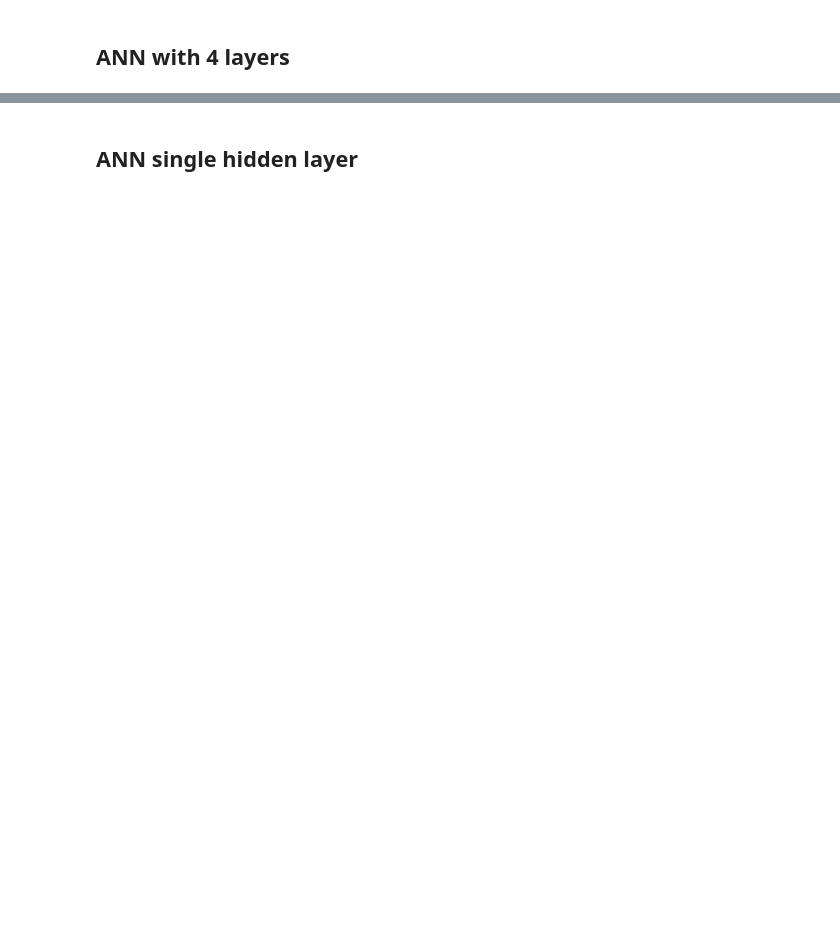
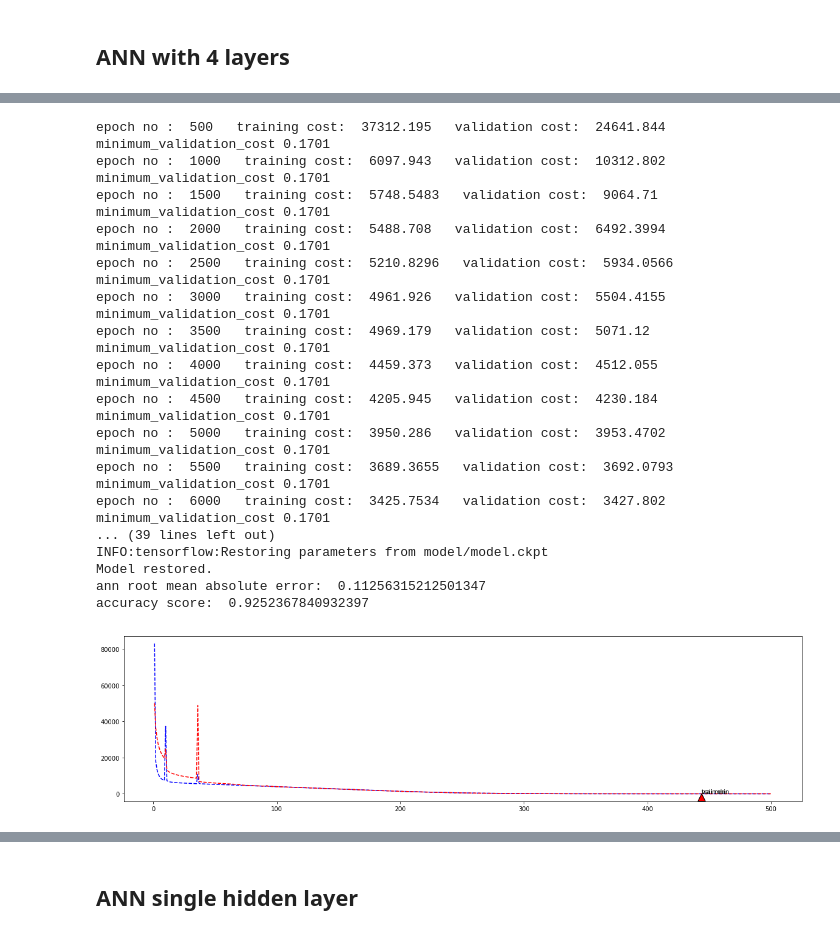
Before and after one commit to navidRashik/House-Prices-Advanced-Regression-Techniques, a Jupyter notebook: house_price.ipynb, the cells around one changed output, grey strips where cells are left out. Cells and saved outputs as stored; diff of their text form; code cells hidden in the pictures; blank space fills up the shorter version.

```diff
--- a/house_price.ipynb
+++ b/house_price.ipynb
@@ -1274,0 +1291,61 @@ accuracy score:  0.9267196201338063
+# %%
+learning_rate = 0.05
+num_steps = 25000
+#for regularize weight matrix
+beta1 = 0.1
+beta2 = 0.05
+beta3 = 0.00
+beta4 = 0.0
+
+hidden_1 = 256
+hidden_2 = 128
+hidden_3 = 16
+hidden_4 = 4
+
+
+minimum_validation_cost = 0.1701000
+#tf graph input
+X_tf = tf.placeholder("float" )
+y_tf = tf.placeholder("float" )
+
+weight_bais()
+miscellaneous_initialization()
+train_LC = []
+val_LC = []
+training_block(X_train,y_train, X_test,y_test)
+prediction = Prediction_block(X_test)
+
+test_rmse_score, test_r2_score = accuracy(y_test,prediction)
+
+print('ann root mean absolute error: ', test_rmse_score)
+print('accuracy score: ', test_r2_score  )
+learning_curve()
+
+
+
+pred_str = 'ANN_lr'+str(learning_rate)+'_beta'+str(beta1)+'-'+str(beta2)+'-'+str(beta3)+'-'+str(beta4)+'_hidden'+str(hidden_1)+'-'+str(hidden_2)+'-'+str(hidden_3)+'-'+str(hidden_4)
+prediction_dict[pred_str] = prediction
+# Data Save
+if save_score:
+    log_df = pd.read_csv("diffrent_training_results.csv")
+    log_df = log_df.append({'learning_rate' : learning_rate, 'num_steps' : num_steps, 'beta1' : beta1, 'beta2' : beta2, 'beta3' : beta3, 'beta4' : beta4, 'hidden_1' : hidden_1 , 'hidden_2' : hidden_2, 'hidden_3' : hidden_3, 'hidden_4' : hidden_4, 'input_dim' : input_dim , 'test_rmse_score' : test_rmse_score , 'test_r2_score' : test_r2_score}, ignore_index=True)
+    log_df.to_csv("diffrent_training_results.csv", encoding='utf-8',index=False)
+# %% [output]
+epoch no :  500   training cost:  37312.195   validation cost:  24641.844     minimum_validation_cost 0.1701
+epoch no :  1000   training cost:  6097.943   validation cost:  10312.802     minimum_validation_cost 0.1701
+epoch no :  1500   training cost:  5748.5483   validation cost:  9064.71     minimum_validation_cost 0.1701
+epoch no :  2000   training cost:  5488.708   validation cost:  6492.3994     minimum_validation_cost 0.1701
+epoch no :  2500   training cost:  5210.8296   validation cost:  5934.0566     minimum_validation_cost 0.1701
+epoch no :  3000   training cost:  4961.926   validation cost:  5504.4155     minimum_validation_cost 0.1701
+epoch no :  3500   training cost:  4969.179   validation cost:  5071.12     minimum_validation_cost 0.1701
+epoch no :  4000   training cost:  4459.373   validation cost:  4512.055     minimum_validation_cost 0.1701
+epoch no :  4500   training cost:  4205.945   validation cost:  4230.184     minimum_validation_cost 0.1701
+epoch no :  5000   training cost:  3950.286   validation cost:  3953.4702     minimum_validation_cost 0.1701
+epoch no :  5500   training cost:  3689.3655   validation cost:  3692.0793     minimum_validation_cost 0.1701
+epoch no :  6000   training cost:  3425.7534   validation cost:  3427.802     minimum_validation_cost 0.1701
+... (39 lines left out)
+INFO:tensorflow:Restoring parameters from model/model.ckpt
+Model restored.
+ann root mean absolute error:  0.11256315212501347
+accuracy score:  0.9252367840932397
+[figure, added]
```
Also changed, not shown: parts of 28 cells of this notebook, 4 other files.
